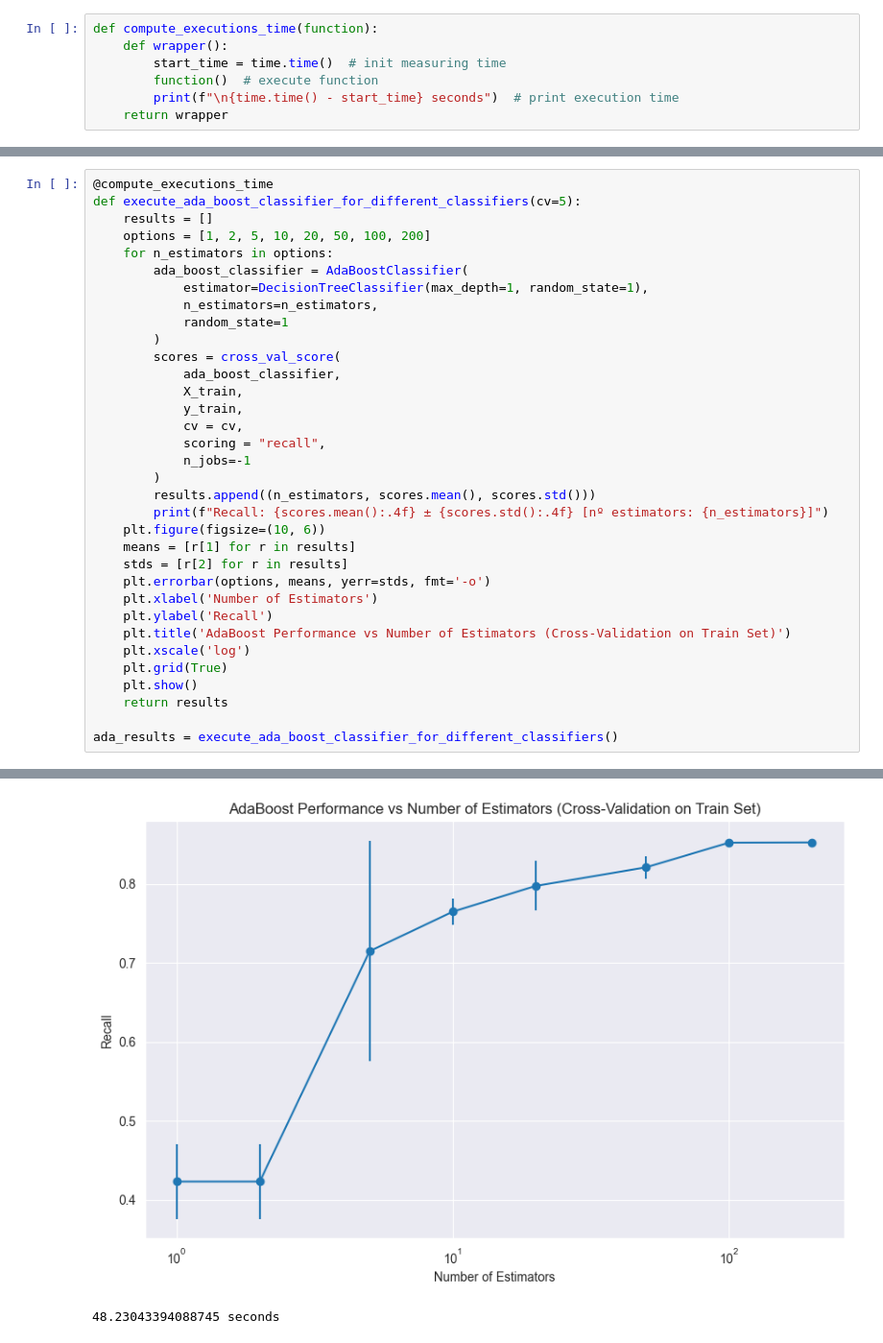
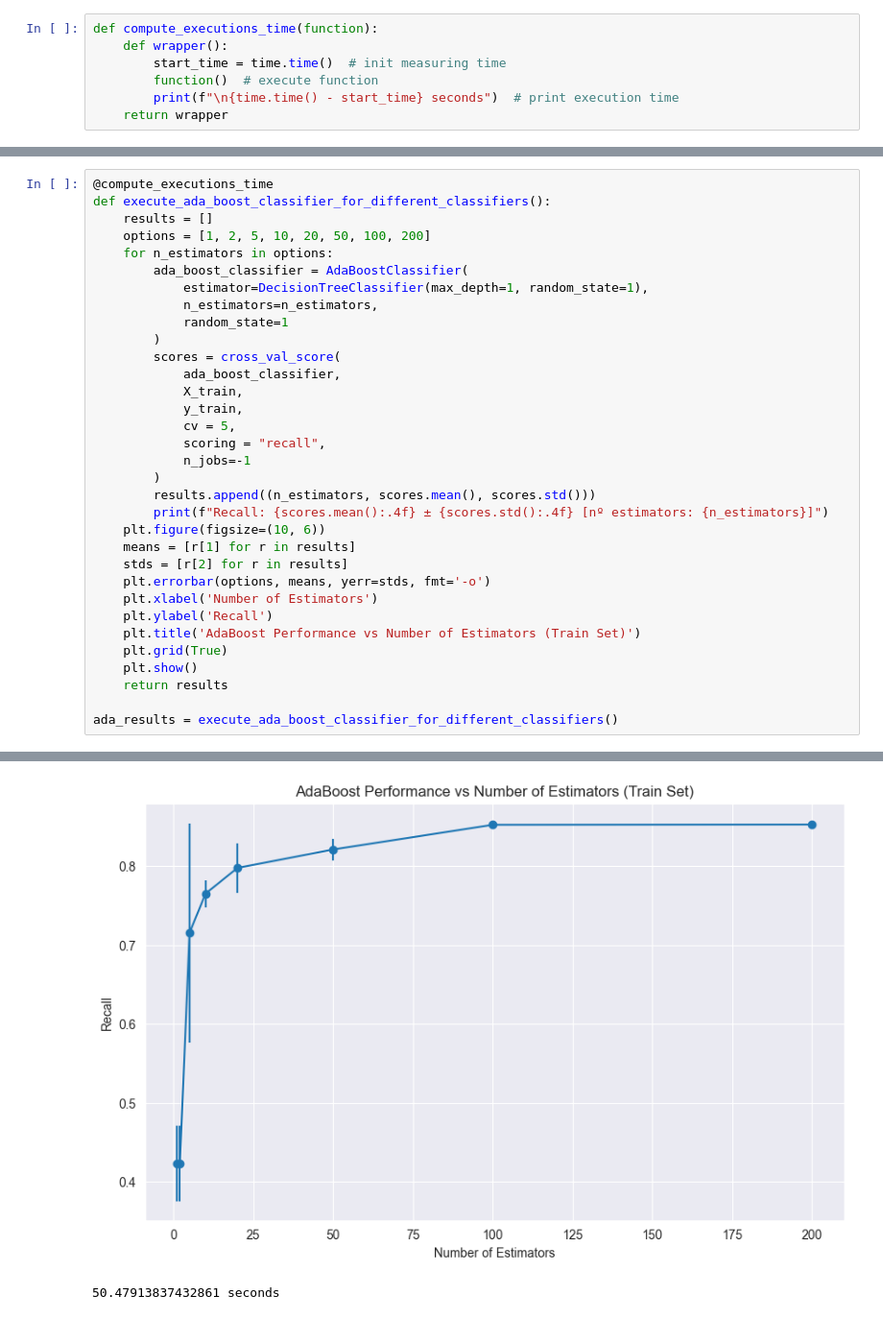
Before and after one commit to alexlafuente/heart_attack_prediction_md, a Jupyter notebook: decisionTrees.ipynb, the cells around one changed output, grey strips where cells are left out. Shown at 96% size. Cells and saved outputs as stored; diff of their text form.

```diff
--- a/decisionTrees.ipynb
+++ b/decisionTrees.ipynb
@@ -245,6 +350,6 @@ Recall: 0.8130 ± 0.0026 [nº estimators (trees): 200]
 # %%
 @compute_executions_time
-def execute_ada_boost_classifier_for_different_classifiers(cv=5):
+def execute_ada_boost_classifier_for_different_classifiers():
     results = []
     options = [1, 2, 5, 10, 20, 50, 100, 200]
     for n_estimators in options:
@@ -255,35 +360,34 @@ def execute_ada_boost_classifier_for_different_classifiers(cv=5):
         )
         scores = cross_val_score(
             ada_boost_classifier,
             X_train,
             y_train,
-            cv = cv,
+            cv = 5,
             scoring = "recall",
             n_jobs=-1
         )
         results.append((n_estimators, scores.mean(), scores.std()))
         print(f"Recall: {scores.mean():.4f} ± {scores.std():.4f} [nº estimators: {n_estimators}]")
     plt.figure(figsize=(10, 6))
     means = [r[1] for r in results]
     stds = [r[2] for r in results]
     plt.errorbar(options, means, yerr=stds, fmt='-o')
     plt.xlabel('Number of Estimators')
     plt.ylabel('Recall')
-    plt.title('AdaBoost Performance vs Number of Estimators (Cross-Validation on Train Set)')
-    plt.xscale('log')
+    plt.title('AdaBoost Performance vs Number of Estimators (Train Set)')
     plt.grid(True)
     plt.show()
     return results
 
 ada_results = execute_ada_boost_classifier_for_different_classifiers()
 # %% [output]
 Recall: 0.4233 ± 0.0479 [nº estimators: 1]
 Recall: 0.4233 ± 0.0479 [nº estimators: 2]
 Recall: 0.7150 ± 0.1391 [nº estimators: 5]
 Recall: 0.7649 ± 0.0169 [nº estimators: 10]
 Recall: 0.7975 ± 0.0315 [nº estimators: 20]
 Recall: 0.8209 ± 0.0139 [nº estimators: 50]
 Recall: 0.8522 ± 0.0029 [nº estimators: 100]
 Recall: 0.8525 ± 0.0028 [nº estimators: 200]
-[figure, old version]
+[figure, new version]
-48.23043394088745 seconds
+50.47913837432861 seconds
```
Also changed, not shown: parts of 12 cells of this notebook.
